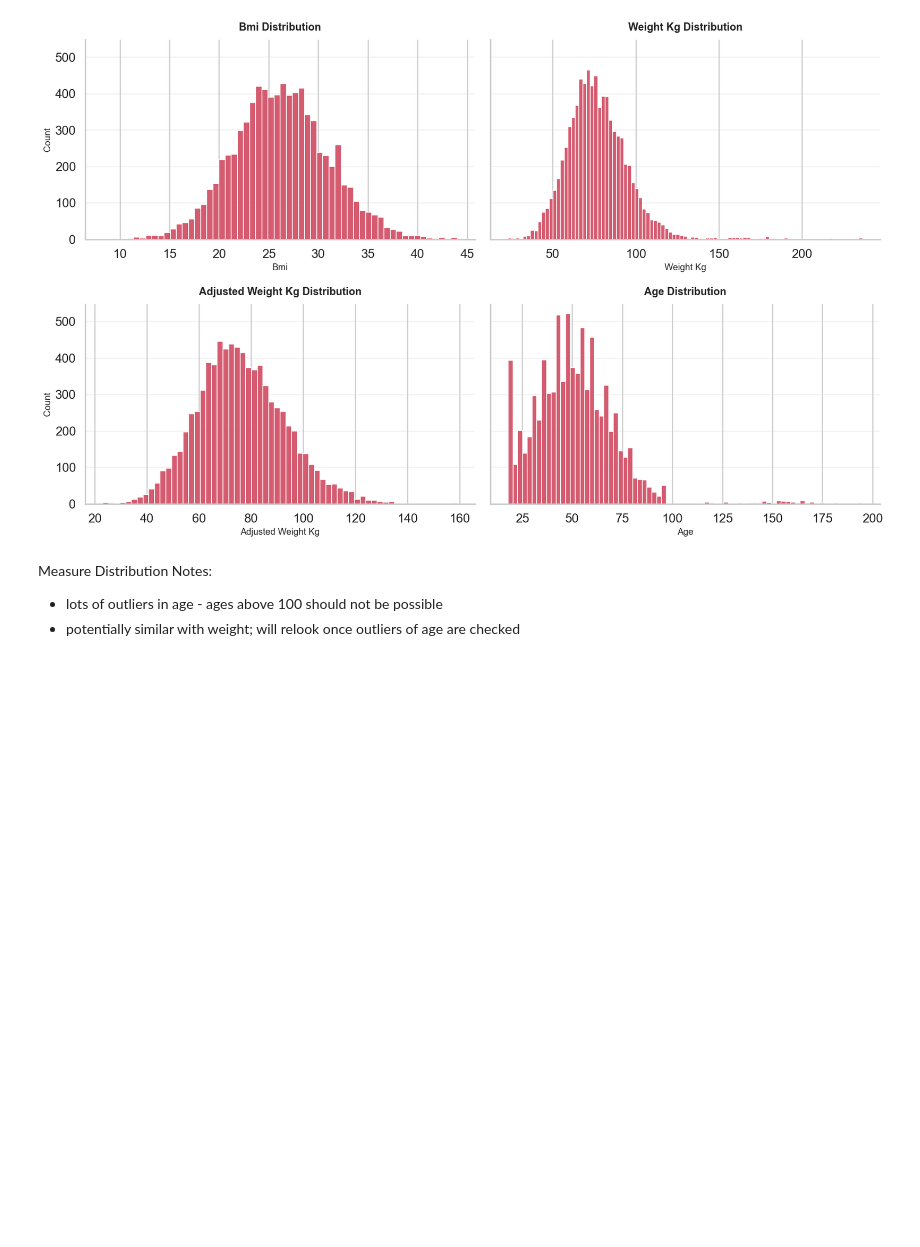
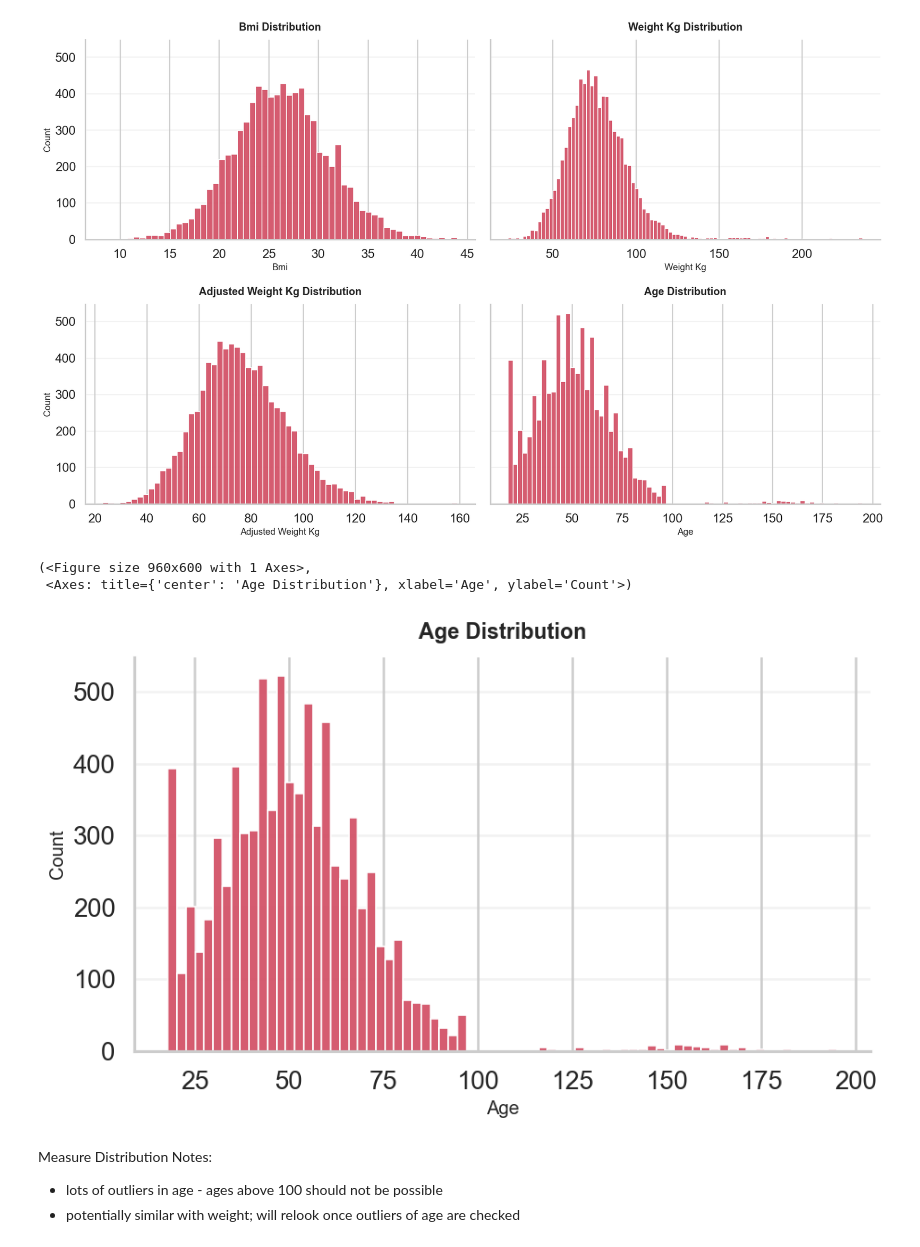
Before and after one commit to japhelan/vertex-readmissions, a Jupyter notebook: proj/jp-proj-eda-notebook.ipynb, the cells around one changed output. Cells and saved outputs as stored; diff of their text form; code cells hidden in the pictures; blank space fills up the shorter version.

```diff
--- a/proj/jp-proj-eda-notebook.ipynb
+++ b/proj/jp-proj-eda-notebook.ipynb
@@ -183,6 +183,14 @@ plot_grid(
         <Axes: title={'center': 'Age Distribution'}, xlabel='Age', ylabel='Count'>],
        dtype=object))
 [figure]
+# %%
+plot_histogram(
+    df_transformed, column_name="age", bins="auto", kde=False, show_bin_counts=False
+)
+# %% [output]
+(<Figure size 960x600 with 1 Axes>,
+ <Axes: title={'center': 'Age Distribution'}, xlabel='Age', ylabel='Count'>)
+[figure, added]
 # %% [markdown]
 Measure Distribution Notes:
 - lots of outliers in age - ages above 100 should not be possible
```
Also changed, not shown: parts of 4 cells of this notebook, 36 other files.
